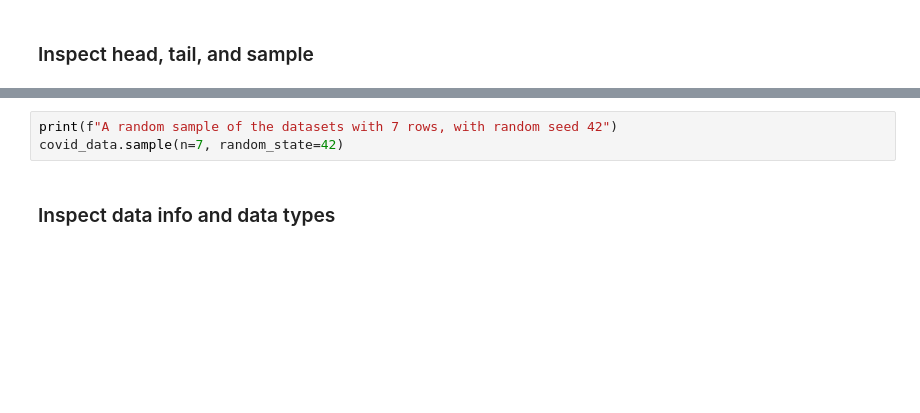
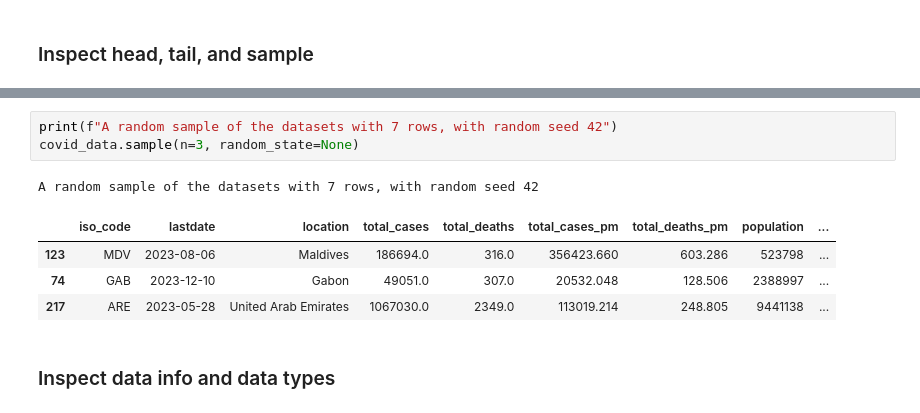
Before and after one commit to jieshu-wang-SBU/EST389_371_2026_spring, a Jupyter notebook: lectures/05-data_cleaning/05-02_first_look_at_the_data.ipynb, the cells around one changed output, grey strips where cells are left out. Saved outputs shown, nothing was run; the diff lists cells and outputs as text; blank space fills up the shorter version.

```diff
--- a/lectures/05-data_cleaning/05-02_first_look_at_the_data.ipynb
+++ b/lectures/05-data_cleaning/05-02_first_look_at_the_data.ipynb
@@ -41,6 +65,12 @@ covid_data.sample()
 # %%
 print(f"A random sample of the datasets with 7 rows, with random seed 42")
-covid_data.sample(n=7, random_state=42)
+covid_data.sample(n=3, random_state=None)
+# %% [output]
+A random sample of the datasets with 7 rows, with random seed 42
+|  | iso_code | lastdate | location | total_cases | total_deaths | total_cases_pm | total_deaths_pm | population | ... |
+| 123 | MDV | 2023-08-06 | Maldives | 186694.0 | 316.0 | 356423.660 | 603.286 | 523798 | ... |
+| 74 | GAB | 2023-12-10 | Gabon | 49051.0 | 307.0 | 20532.048 | 128.506 | 2388997 | ... |
+| 217 | ARE | 2023-05-28 | United Arab Emirates | 1067030.0 | 2349.0 | 113019.214 | 248.805 | 9441138 | ... |
 # %% [markdown]
 ### Inspect data info and data types
 # %%
```
Also changed, not shown: parts of 11 cells of this notebook.
